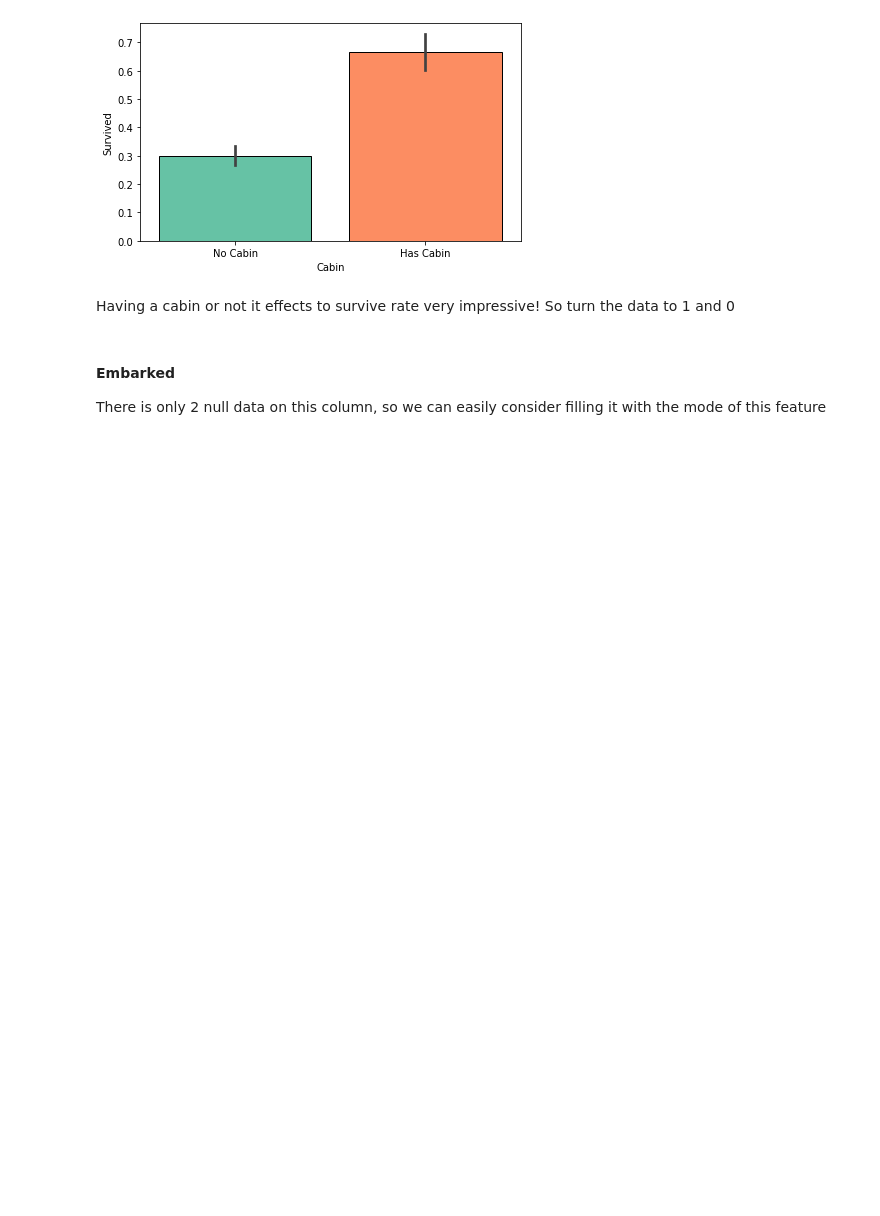
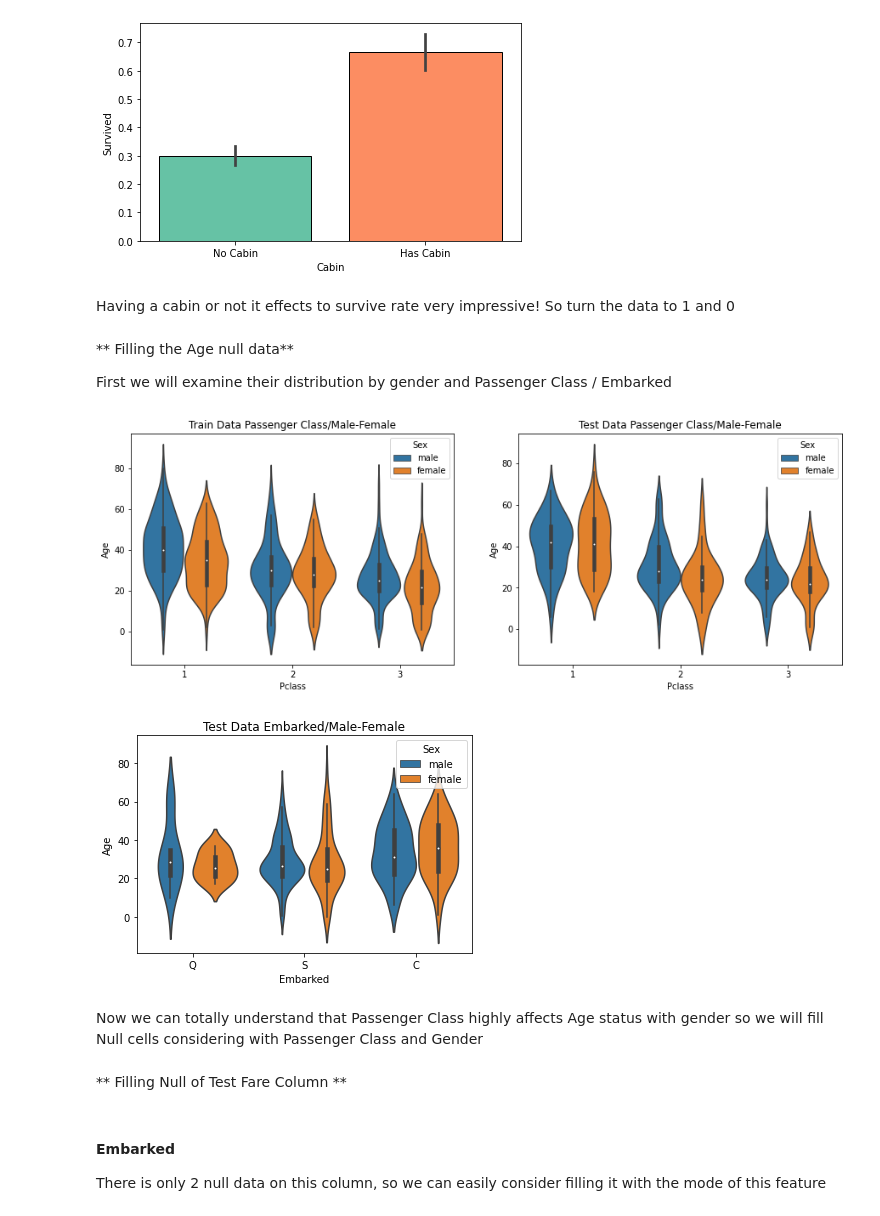
Before and after one commit to AnakinStrive/Titanic, a Jupyter notebook: Main_Notebook.ipynb, the cells around one changed output. Drawn from its saved outputs; the diff is of its cells as text; code cells hidden in the pictures; blank space fills up the shorter version.

```diff
--- a/Main_Notebook.ipynb
+++ b/Main_Notebook.ipynb
@@ -89,3 +89,27 @@ train_df.loc[train_df["Cabin"] == "No Cabin", "Cabin"] = 0
 test_df.loc[test_df["Cabin"] == "No Cabin", "Cabin" ] =0
 train_df.loc[train_df["Cabin"] == "Has Cabin", "Cabin"] = 1
 test_df.loc[test_df["Cabin"] == "Has Cabin", "Cabin" ] =1
+# %% [markdown]
+** Filling the Age null data**
+
+First we will examine their distribution by gender and Passenger Class / Embarked
+# %%
+fig = plt.figure(figsize=(15,5))
+fig.add_subplot(121)
+sns.violinplot(data=train_df, x='Pclass',y='Age',hue='Sex')
+plt.title('Train Data Passenger Class/Male-Female')
+
+fig.add_subplot(122)
+sns.violinplot(data=test_df,x='Pclass',y='Age',hue='Sex')
+plt.title('Test Data Passenger Class/Male-Female')
+plt.show()
+
+fig.add_subplot(121)
+sns.violinplot(data=test_df,x='Embarked',y='Age',hue='Sex')
+plt.title('Test Data Embarked/Male-Female')
+plt.show()
+# %% [output]
+[figure, added]
+[figure, added]
+# %% [markdown]
+Now we can totally understand that Passenger Class highly affects Age status with gender so we will fill Null cells considering with Passenger Class and Gender
@@ -91,0 +119,2 @@ test_df.loc[test_df["Cabin"] == "Has Cabin", "Cabin" ] =1
+# %% [markdown]
+** Filling Null of Test Fare Column **
```
Also changed, not shown: parts of 28 cells of this notebook, 2 other files.
